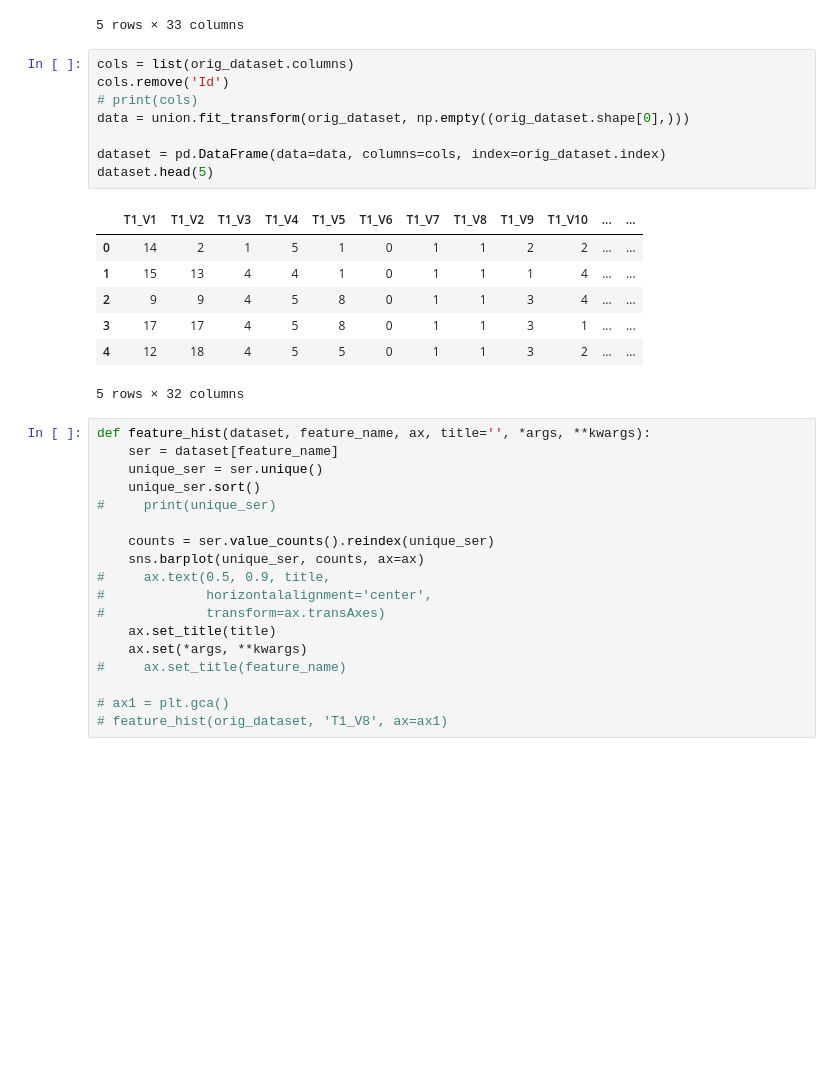
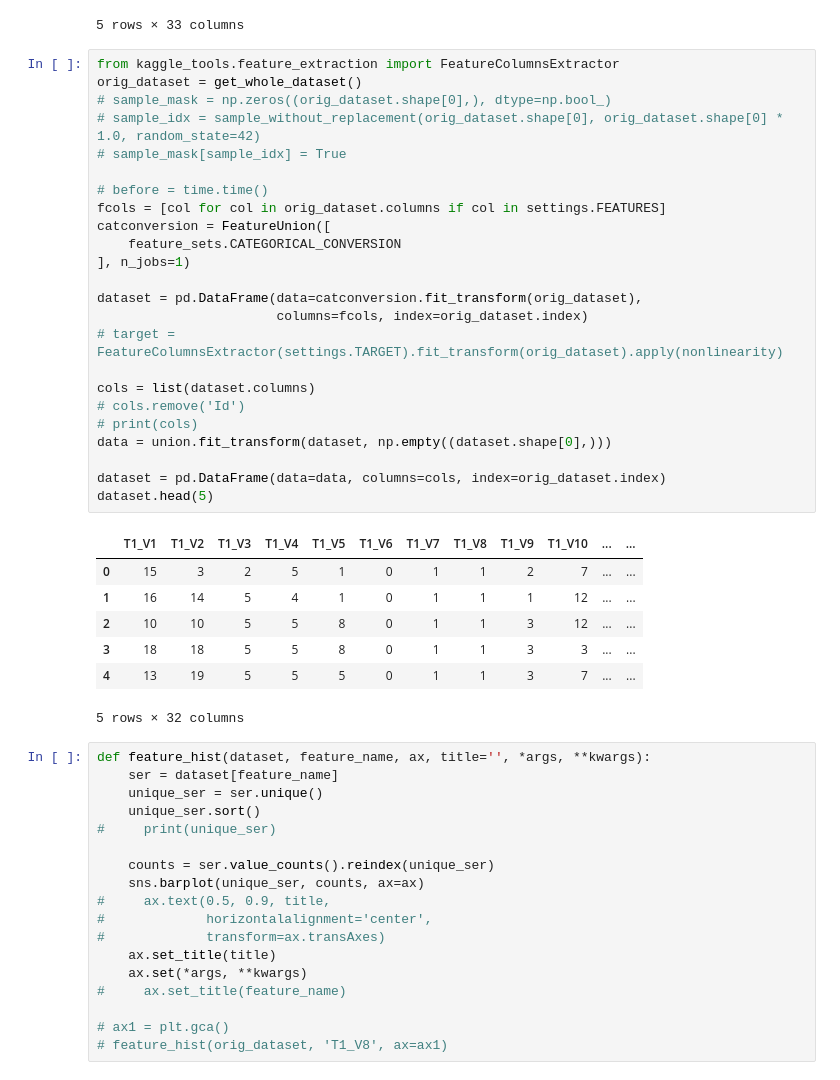
Before and after one commit to mkurnikov/hazard, a Jupyter notebook: notebooks/plots.ipynb, the cells around one changed output. Cells and saved outputs as stored; diff of their text form; blank space fills up the shorter version.

```diff
--- a/notebooks/plots.ipynb
+++ b/notebooks/plots.ipynb
@@ -40,22 +40,38 @@ orig_dataset.head(5)
 | 3 | 4 | 18 | 18 | 5 | N | K | N | B | B | E | ... | ... |
 | 4 | 5 | 13 | 19 | 5 | N | H | N | B | B | E | ... | ... |
 5 rows × 33 columns
-# %%
-cols = list(orig_dataset.columns)
-cols.remove('Id')
-# print(cols)
-data = union.fit_transform(orig_dataset, np.empty((orig_dataset.shape[0],)))
-
-dataset = pd.DataFrame(data=data, columns=cols, index=orig_dataset.index)
-dataset.head(5)
-# %% [output]
-|  | T1_V1 | T1_V2 | T1_V3 | T1_V4 | T1_V5 | T1_V6 | T1_V7 | T1_V8 | T1_V9 | T1_V10 | ... | ... |
-| 0 | 14 | 2 | 1 | 5 | 1 | 0 | 1 | 1 | 2 | 2 | ... | ... |
-| 1 | 15 | 13 | 4 | 4 | 1 | 0 | 1 | 1 | 1 | 4 | ... | ... |
-| 2 | 9 | 9 | 4 | 5 | 8 | 0 | 1 | 1 | 3 | 4 | ... | ... |
-| 3 | 17 | 17 | 4 | 5 | 8 | 0 | 1 | 1 | 3 | 1 | ... | ... |
-| 4 | 12 | 18 | 4 | 5 | 5 | 0 | 1 | 1 | 3 | 2 | ... | ... |
-5 rows × 32 columns
+# %%
+from kaggle_tools.feature_extraction import FeatureColumnsExtractor
+orig_dataset = get_whole_dataset()
+# sample_mask = np.zeros((orig_dataset.shape[0],), dtype=np.bool_)
+# sample_idx = sample_without_replacement(orig_dataset.shape[0], orig_dataset.shape[0] * 1.0, random_state=42)
+# sample_mask[sample_idx] = True
+
+# before = time.time()
+fcols = [col for col in orig_dataset.columns if col in settings.FEATURES]
+catconversion = FeatureUnion([
+    feature_sets.CATEGORICAL_CONVERSION
+], n_jobs=1)
+
+dataset = pd.DataFrame(data=catconversion.fit_transform(orig_dataset),
+                       columns=fcols, index=orig_dataset.index)
+# target = FeatureColumnsExtractor(settings.TARGET).fit_transform(orig_dataset).apply(nonlinearity)
+
+cols = list(dataset.columns)
+# cols.remove('Id')
+# print(cols)
+data = union.fit_transform(dataset, np.empty((dataset.shape[0],)))
+
+dataset = pd.DataFrame(data=data, columns=cols, index=orig_dataset.index)
+dataset.head(5)
+# %% [output]
+|  | T1_V1 | T1_V2 | T1_V3 | T1_V4 | T1_V5 | T1_V6 | T1_V7 | T1_V8 | T1_V9 | T1_V10 | ... | ... |
+| 0 | 15 | 3 | 2 | 5 | 1 | 0 | 1 | 1 | 2 | 7 | ... | ... |
+| 1 | 16 | 14 | 5 | 4 | 1 | 0 | 1 | 1 | 1 | 12 | ... | ... |
+| 2 | 10 | 10 | 5 | 5 | 8 | 0 | 1 | 1 | 3 | 12 | ... | ... |
+| 3 | 18 | 18 | 5 | 5 | 8 | 0 | 1 | 1 | 3 | 3 | ... | ... |
+| 4 | 13 | 19 | 5 | 5 | 5 | 0 | 1 | 1 | 3 | 7 | ... | ... |
+5 rows × 32 columns
 # %%
 def feature_hist(dataset, feature_name, ax, title='', *args, **kwargs):
     ser = dataset[feature_name]
```
Also changed, not shown: parts of 8 cells of this notebook, 30 other files.
